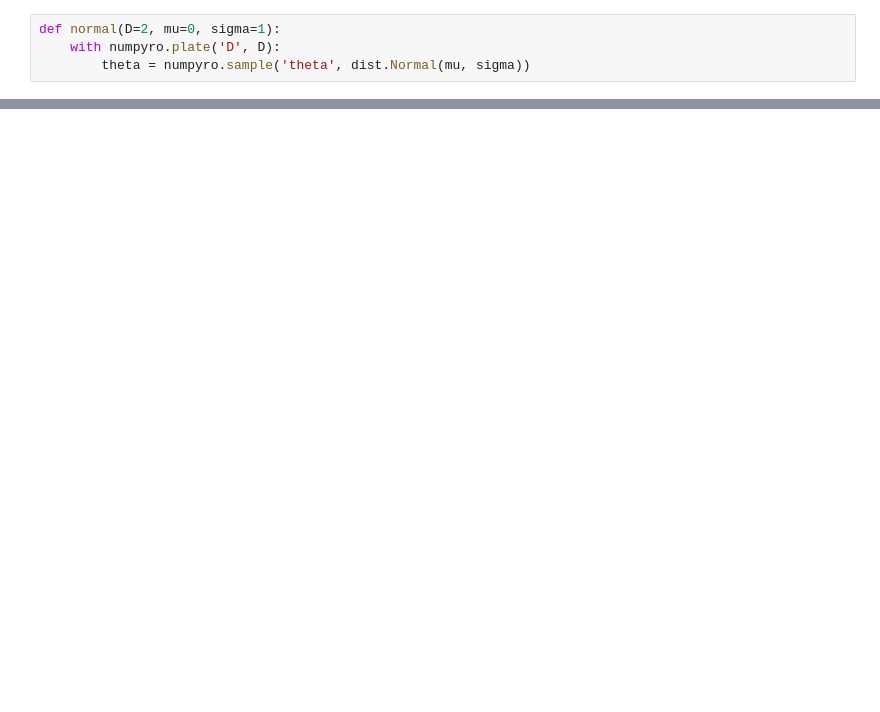
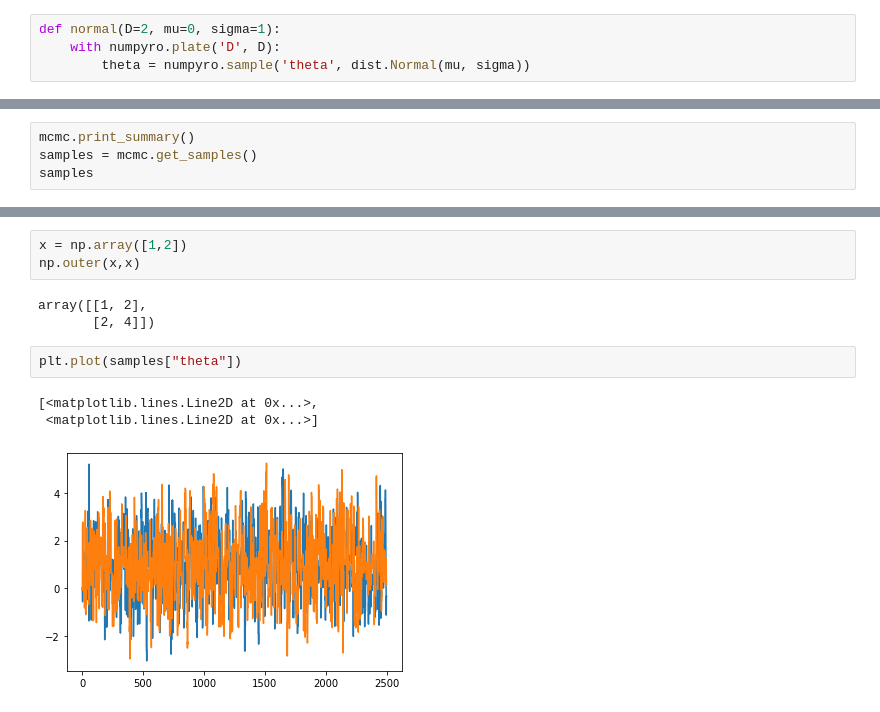
Before and after one commit to ludkinm/numpyro, a Jupyter notebook: notebooks/Hop_normal.ipynb, the cells around one changed output, grey strips where cells are left out. Drawn from its saved outputs; the diff is of its cells as text; blank space fills up the shorter version.

```diff
--- a/notebooks/Hop_normal.ipynb
+++ b/notebooks/Hop_normal.ipynb
@@ -16,3 +17,7 @@ mcmc = MCMC(kernel, num_warmup=0, num_samples=2500, num_chains=1)
 
 rng_key = jax.random.PRNGKey(0)
 mcmc.run(rng_key, D=2, mu=1, sigma=1, extra_fields=('potential_energy','accept_prob'))
+# %%
+mcmc.print_summary()
+samples = mcmc.get_samples()
+samples
@@ -18,0 +35,12 @@ mcmc.run(rng_key, D=2, mu=1, sigma=1, extra_fields=('potential_energy','accept_p
+# %%
+x = np.array([1,2])
+np.outer(x,x)
+# %% [output]
+array([[1, 2],
+       [2, 4]])
+# %%
+plt.plot(samples["theta"])
+# %% [output]
+[<matplotlib.lines.Line2D at 0x...>,
+ <matplotlib.lines.Line2D at 0x...>]
+[figure, added]
```
Also changed, not shown: parts of 14 cells of this notebook, 12 other files.
